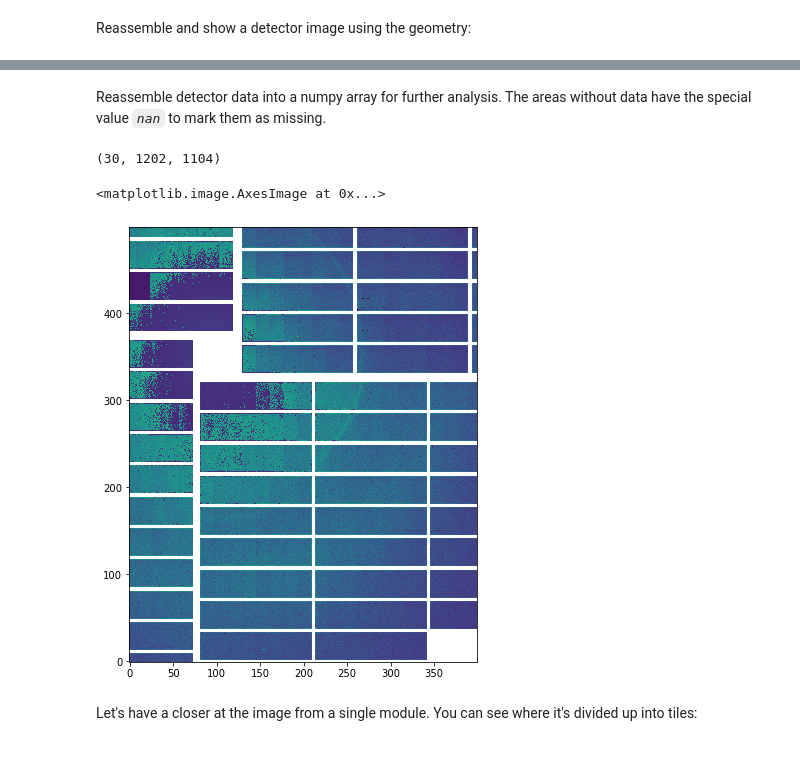
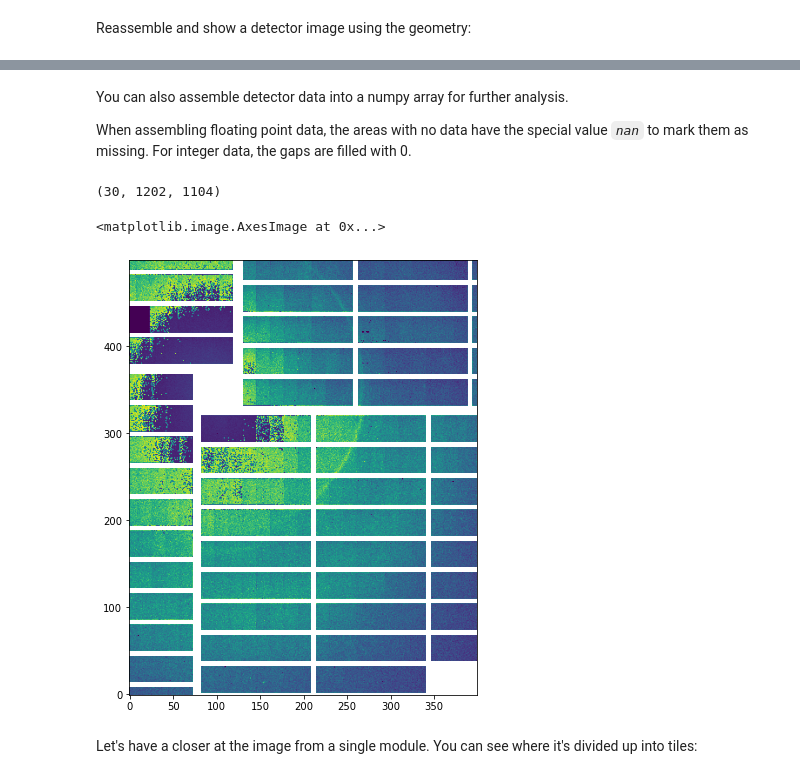
Before and after one commit to European-XFEL/EXtra-geom, a Jupyter notebook: docs/apply_geometry.ipynb, the cells around one changed output, grey strips where cells are left out. Cells and saved outputs as stored; diff of their text form; code cells hidden in the pictures.

```diff
--- a/docs/apply_geometry.ipynb
+++ b/docs/apply_geometry.ipynb
@@ -34,0 +18,3 @@ Last train ID:  1487290426
+# %%
+run = open_run(proposal=700000, run=7, data='proc')
+run.info()
@@ -81,14 +92,16 @@ geom.plot_data(modules_data[12], vmin=0, vmax=3000)
 # %% [markdown]
-Reassemble detector data into a numpy array for further analysis. The areas without data have the special value *`nan`* to mark them as missing.
+You can also assemble detector data into a numpy array for further analysis.
+
+When assembling floating point data, the areas with no data have the special value *`nan`* to mark them as missing. For integer data, the gaps are filled with 0.
 # %%
 res, centre = geom.position_modules(modules_data)
 print(res.shape)
 plt.figure(figsize=(8, 8))
-plt.imshow(res[12, 250:750, 450:850], vmin=-400, vmax=5000, origin='lower')
+plt.imshow(res[12, 250:750, 450:850], vmin=0, vmax=3000, origin='lower')
 # %% [output]
 (30, 1202, 1104)
 <matplotlib.image.AxesImage at 0x...>
-[figure, old version]
+[figure, new version]
 # %% [markdown]
 Let's have a closer at the image from a single module. You can see where it's divided up into tiles:
 # %%
```
Also changed, not shown: parts of 11 cells of this notebook.
